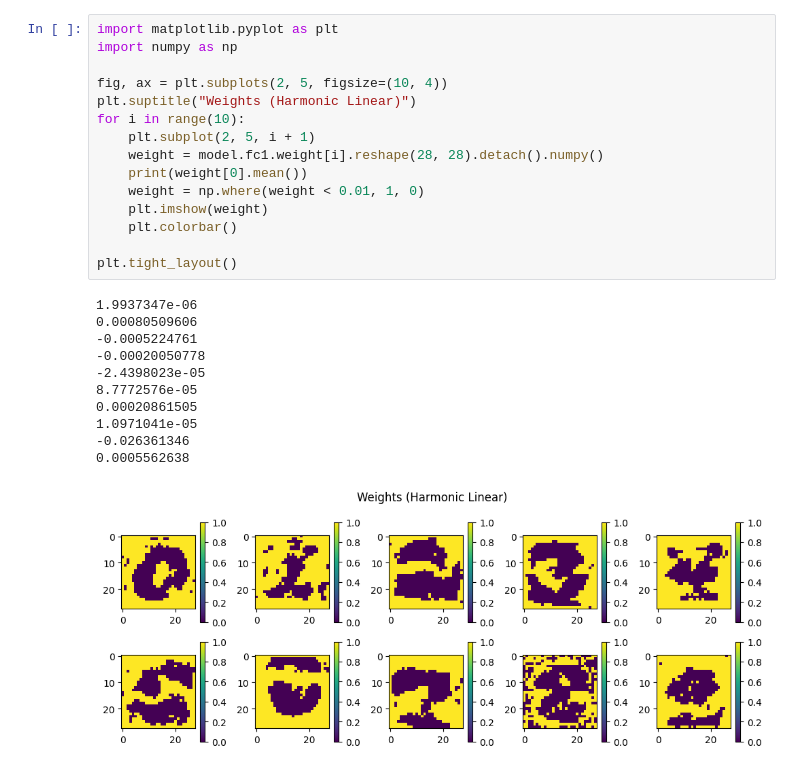
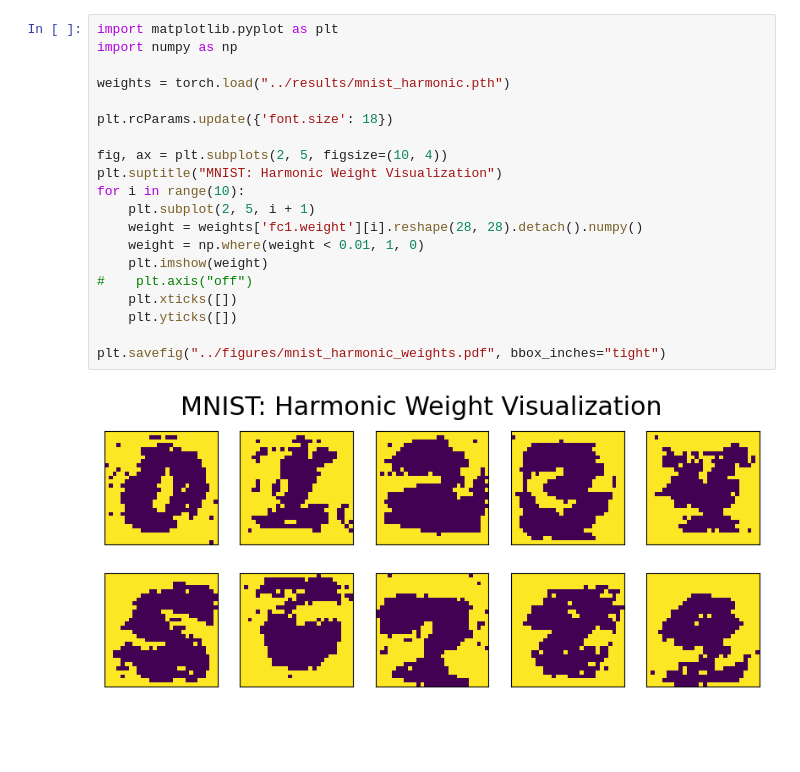
Before and after one commit to maxwellmg/grow-crystals-distance-experiments, a Jupyter notebook: notebooks/mnist.ipynb, the cells around one changed output. Drawn from its saved outputs; the diff is of its cells as text; blank space fills up the shorter version.

```diff
--- a/notebooks/mnist.ipynb
+++ b/notebooks/mnist.ipynb
@@ -101,27 +129,22 @@ Test Accuracy: 92.38%
 # %%
 import matplotlib.pyplot as plt
 import numpy as np
 
+weights = torch.load("../results/mnist_harmonic.pth")
+
+plt.rcParams.update({'font.size': 18})
+
 fig, ax = plt.subplots(2, 5, figsize=(10, 4))
-plt.suptitle("Weights (Harmonic Linear)")
+plt.suptitle("MNIST: Harmonic Weight Visualization")
 for i in range(10):
     plt.subplot(2, 5, i + 1)
-    weight = model.fc1.weight[i].reshape(28, 28).detach().numpy()
-    print(weight[0].mean())
+    weight = weights['fc1.weight'][i].reshape(28, 28).detach().numpy()
     weight = np.where(weight < 0.01, 1, 0)
     plt.imshow(weight)
-    plt.colorbar()
+#    plt.axis("off")
+    plt.xticks([])
+    plt.yticks([])
 
-plt.tight_layout()
+plt.savefig("../figures/mnist_harmonic_weights.pdf", bbox_inches="tight")
 # %% [output]
-1.9937347e-06
-0.00080509606
--0.0005224761
--0.00020050778
--2.4398023e-05
-8.7772576e-05
-0.00020861505
-1.0971041e-05
--0.026361346
-0.0005562638
-[figure, old version]
+[figure, new version]
```
Also changed, not shown: parts of 9 cells of this notebook, 13 other files.
